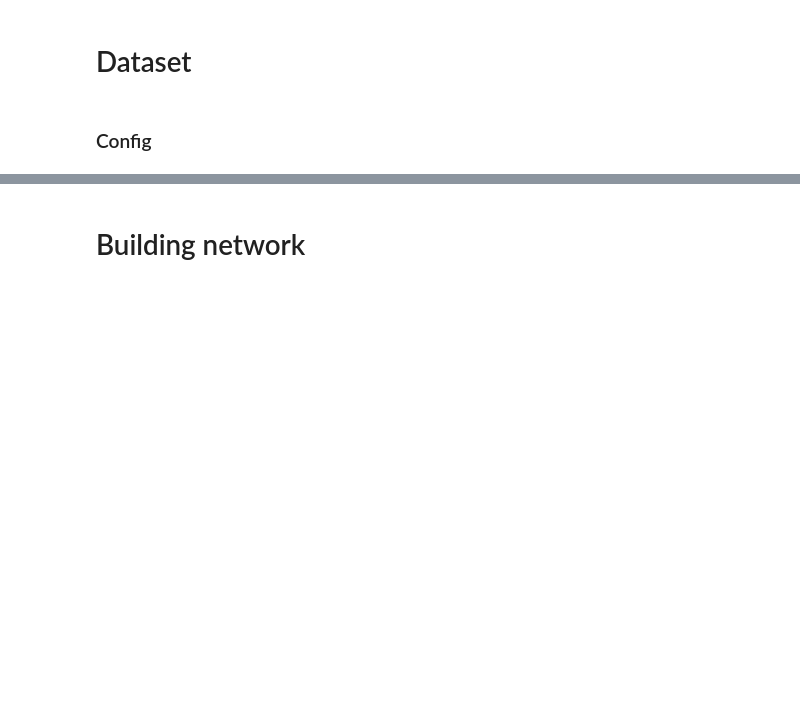
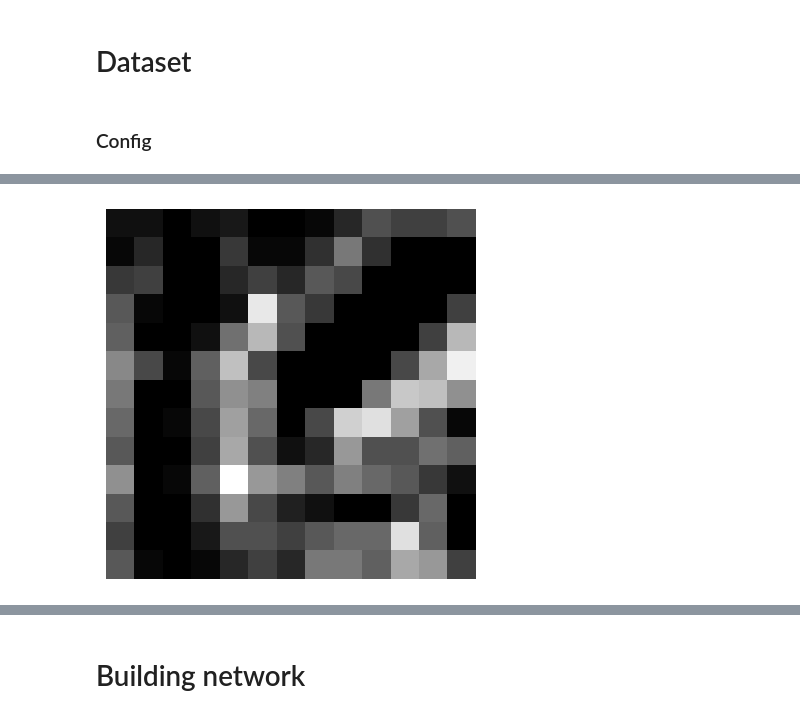
Before and after one commit to a2l5t8/CNRL-Cortical-Column, a Jupyter notebook: src/L423/implementation.ipynb, the cells around one changed output, grey strips where cells are left out. Saved outputs shown, nothing was run; the diff lists cells and outputs as text; code cells hidden in the pictures; blank space fills up the shorter version.

```diff
--- a/src/L423/implementation.ipynb
+++ b/src/L423/implementation.ipynb
@@ -156,3 +164,11 @@ dl = DataLoader(new_dataset,shuffle=True)
+# %%
+img = torch.sum(new_dataset[:100], 0) # 4 in range [0, 5842) ; 9 in range [5842, 11791)
+# img = Image.fromarray(img.numpy(), mode="L")
+
+# plt.imshow(img)
+show_image(img)
+# %% [output]
+[figure, added]
 # %%
 new_dataset[0].shape
 # %% [output]
```
Also changed, not shown: parts of 9 cells of this notebook.
